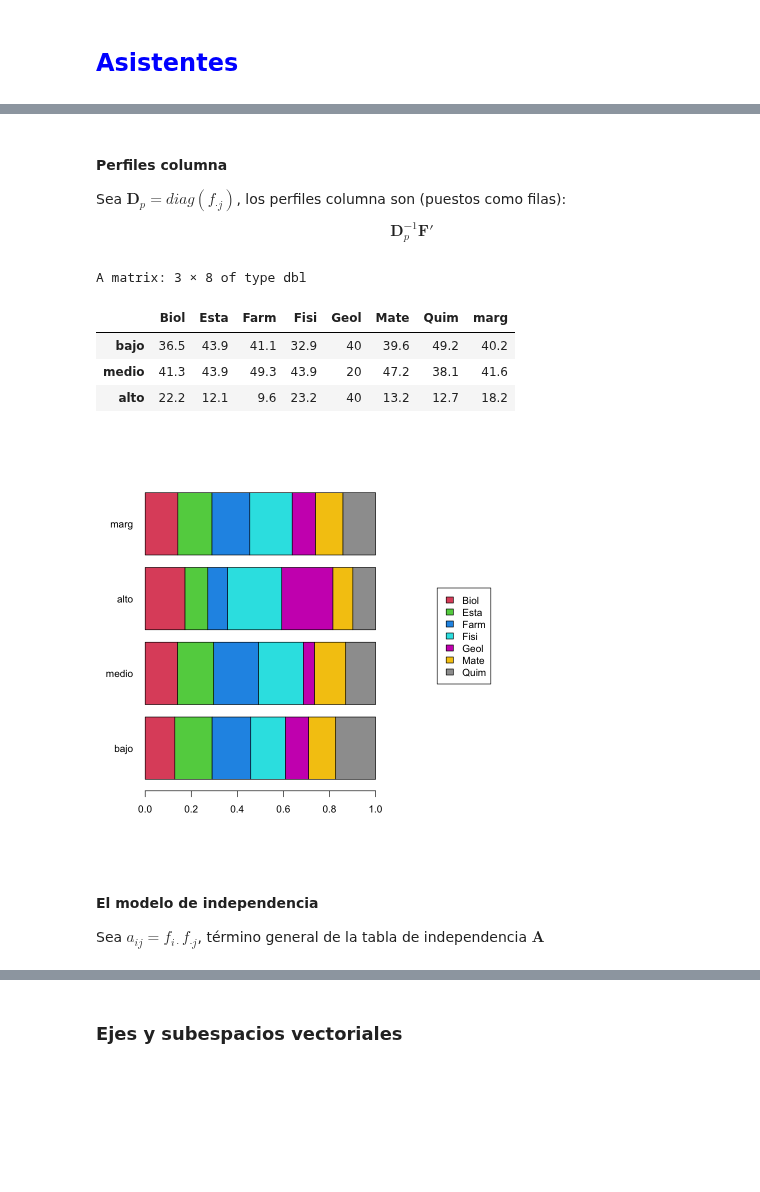
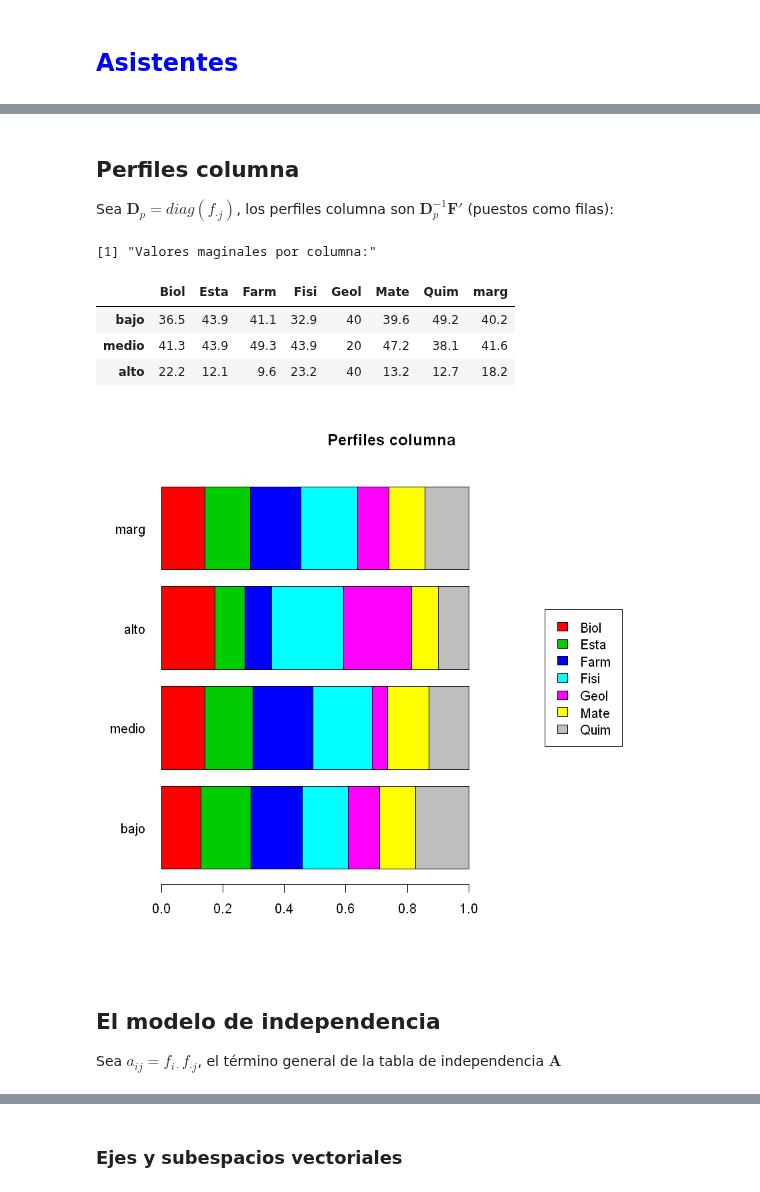
Before and after one commit to AprendizajeProfundo/Diplomado, a Jupyter notebook: Temas/Módulo 14- Aprendizaje no Supervisado/Cuadernos/ACS.ipynb, the cells around one changed output, grey strips where cells are left out. Drawn from its saved outputs; the diff is of its cells as text; code cells hidden in the pictures; blank space fills up the shorter version.

```diff
--- a/Temas/Módulo 14- Aprendizaje no Supervisado/Cuadernos/ACS.ipynb
+++ b/Temas/Módulo 14- Aprendizaje no Supervisado/Cuadernos/ACS.ipynb
@@ -155,25 +173,22 @@ A matrix: 7 × 3 of type dbl
 # %% [markdown]
-#### Perfiles columna
+## Perfiles columna
 
-Sea $\mathbf{D}_p = diag(f_{\cdot j})$, los perfiles columna son (puestos como filas):
-$$
-\mathbf{D}_p^{-1} \mathbf{F'}
-$$
+Sea $\mathbf{D}_p = diag(f_{\cdot j})$, los perfiles columna son $\mathbf{D}_p^{-1} \mathbf{F'}$ (puestos como filas):
 # %%
-plotct(t(K),"row",col=2:8,tables=TRUE)->tab #función de FactoClass
+plotct(t(K),"row",col=2:8,tables=TRUE,main="Perfiles columna")->tab #función de FactoClass
 Dp<-diag(colSums(F))
+print("Valores maginales por columna:")
 tab$perC
 # %% [output]
-A matrix: 3 × 8 of type dbl
+[1] "Valores maginales por columna:"
 |  | Biol | Esta | Farm | Fisi | Geol | Mate | Quim | marg |
 | bajo | 36.5 | 43.9 | 41.1 | 32.9 | 40 | 39.6 | 49.2 | 40.2 |
 | medio | 41.3 | 43.9 | 49.3 | 43.9 | 20 | 47.2 | 38.1 | 41.6 |
 | alto | 22.2 | 12.1 | 9.6 | 23.2 | 40 | 13.2 | 12.7 | 18.2 |
-[figure, old version]
+[figure, new version]
 # %% [markdown]
-#### El modelo de independencia
-Sea $a_{ij}=f_{i\cdot}f_{\cdot j}$, término general de la tabla de
-independencia $\mathbf{A}$
+## El modelo de independencia
+Sea $a_{ij}=f_{i\cdot}f_{\cdot j}$, el término general de la tabla de independencia $\mathbf{A}$
 # %%
 A<-diag(Dn)%*%t(diag(Dp))
 colnames(A)<-colnames(F)
```
Also changed, not shown: parts of 46 cells of this notebook, 10 other files.
